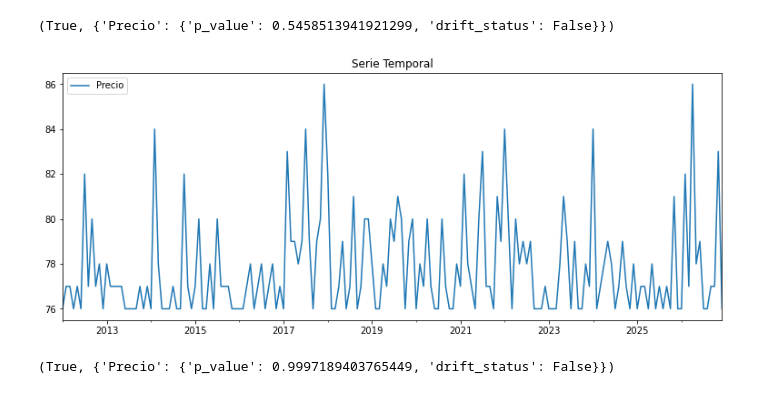
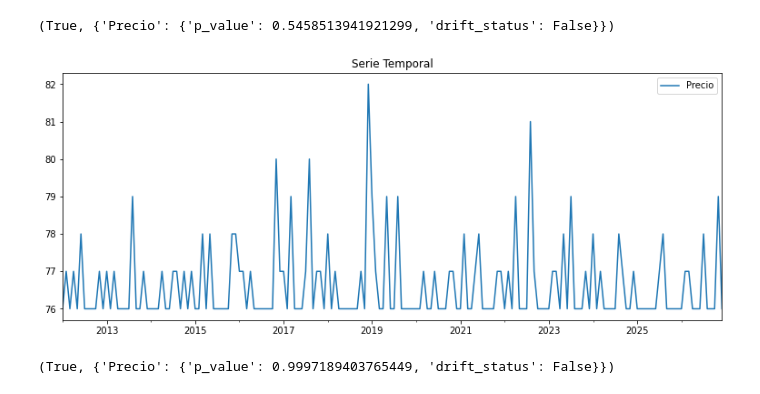
Before and after one commit to davidraamirez/drift-detection_data-augmentation, a Jupyter notebook: validacion/VAL_MODELOS.ipynb, the cells around one changed output. Cells and saved outputs as stored; diff of their text form; code cells hidden in the pictures.

```diff
--- a/validacion/VAL_MODELOS.ipynb
+++ b/validacion/VAL_MODELOS.ipynb
@@ -95,9 +95,9 @@ detect_dataset_drift_ks(df7[:144],df7[144:],threshold_ks)
 # %% [output]
 (True, {'Precio': {'p_value': 0.5458513941921299, 'drift_status': False}})
 # %%
-dfg=crear_df_fin_datos(fecha1,fecha3,'M',['Precio'],4,[0.34,75])
+dfg=crear_df_fin_datos(fecha1,fecha3,'M',['Precio'],4,[0.62,75])
 # %% [output]
-[figure, old version]
+[figure, new version]
 # %%
 detect_dataset_drift_ks(dfg[:144],dfg[144:],threshold_ks)
 # %% [output]
```
Also changed, not shown: parts of 90 cells of this notebook.
